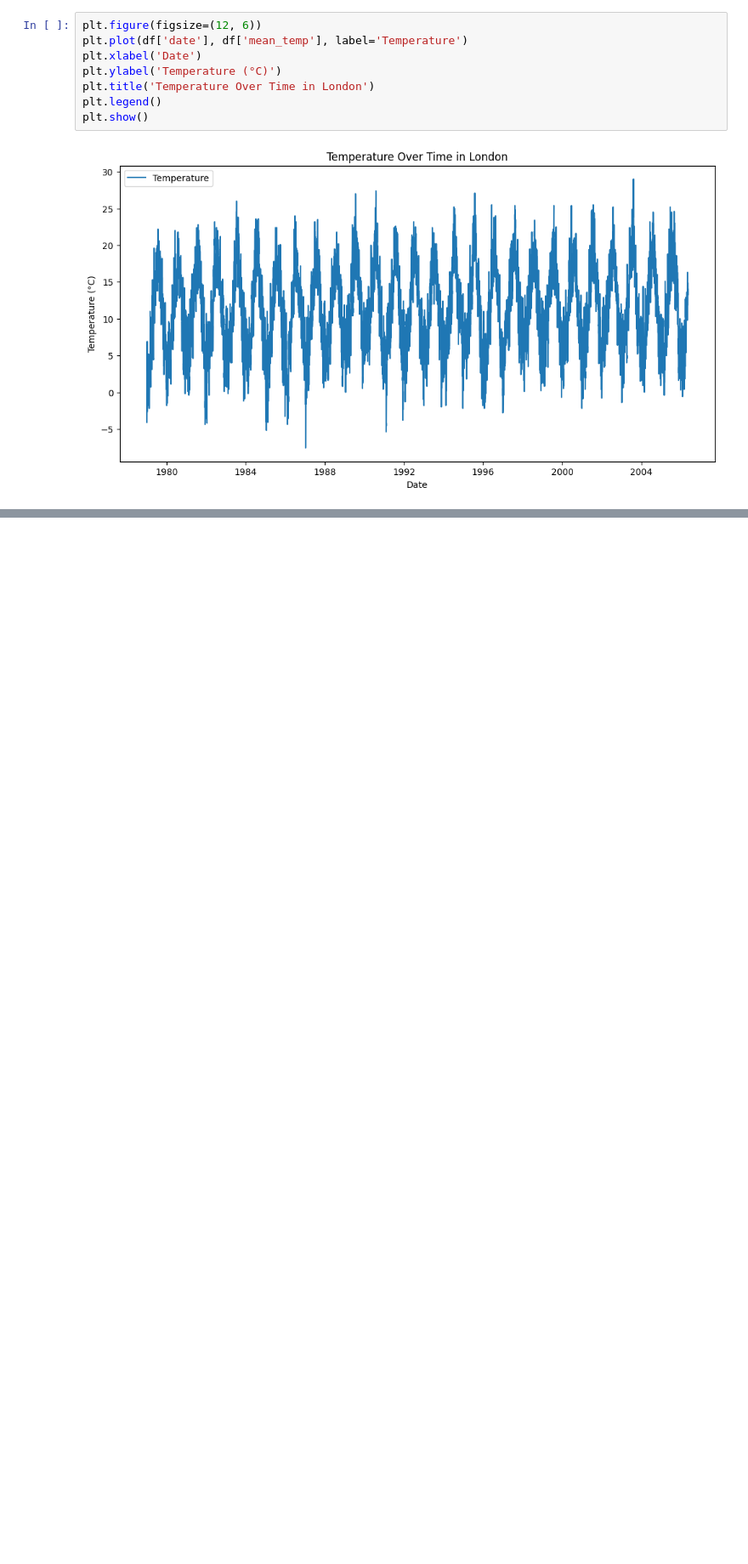
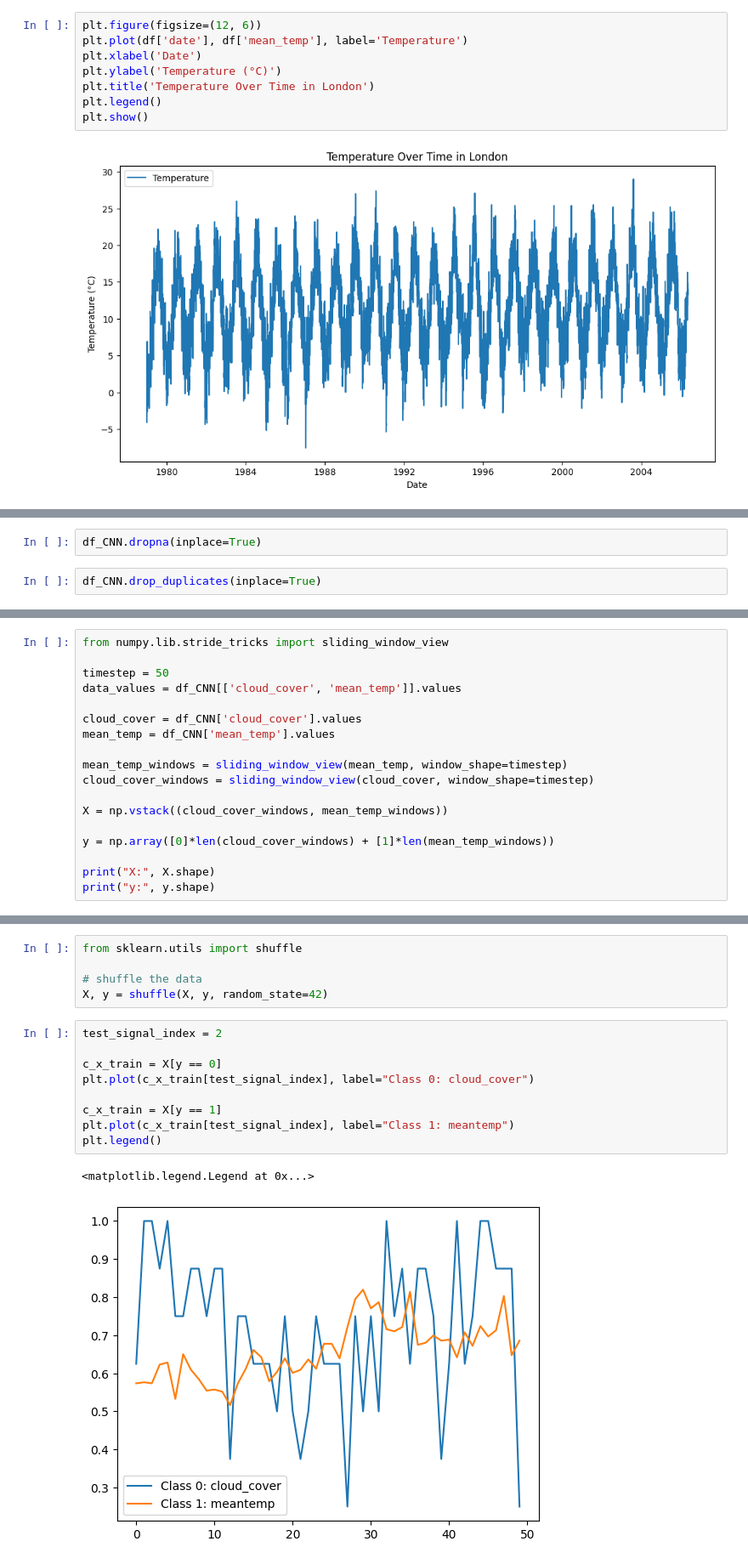
Before and after one commit to chouhlaoui/Deep-Learning-Projects, a Jupyter notebook: Time Series/timeseries.ipynb, the cells around one changed output, grey strips where cells are left out. Shown at 85% size. Drawn from its saved outputs; the diff is of its cells as text; blank space fills up the shorter version.

```diff
--- a/Time Series/timeseries.ipynb
+++ b/Time Series/timeseries.ipynb
@@ -105,0 +211,4 @@ plt.show()
+# %%
+df_CNN.dropna(inplace=True)
+# %%
+df_CNN.drop_duplicates(inplace=True)
@@ -105,0 +219,18 @@ plt.show()
+# %%
+from numpy.lib.stride_tricks import sliding_window_view
+
+timestep = 50
+data_values = df_CNN[['cloud_cover', 'mean_temp']].values
+
+cloud_cover = df_CNN['cloud_cover'].values
+mean_temp = df_CNN['mean_temp'].values
+
+mean_temp_windows = sliding_window_view(mean_temp, window_shape=timestep)
+cloud_cover_windows = sliding_window_view(cloud_cover, window_shape=timestep)
+
+X = np.vstack((cloud_cover_windows, mean_temp_windows))
+
+y = np.array([0]*len(cloud_cover_windows) + [1]*len(mean_temp_windows))
+
+print("X:", X.shape)
+print("y:", y.shape)
@@ -105,0 +240,17 @@ plt.show()
+# %%
+from sklearn.utils import shuffle
+
+# shuffle the data
+X, y = shuffle(X, y, random_state=42)
+# %%
+test_signal_index = 2
+
+c_x_train = X[y == 0]
+plt.plot(c_x_train[test_signal_index], label="Class 0: cloud_cover")
+
+c_x_train = X[y == 1]
+plt.plot(c_x_train[test_signal_index], label="Class 1: meantemp")
+plt.legend()
+# %% [output]
+<matplotlib.legend.Legend at 0x...>
+[figure, added]
```
Also changed, not shown: parts of 44 cells of this notebook, 1 other file.
